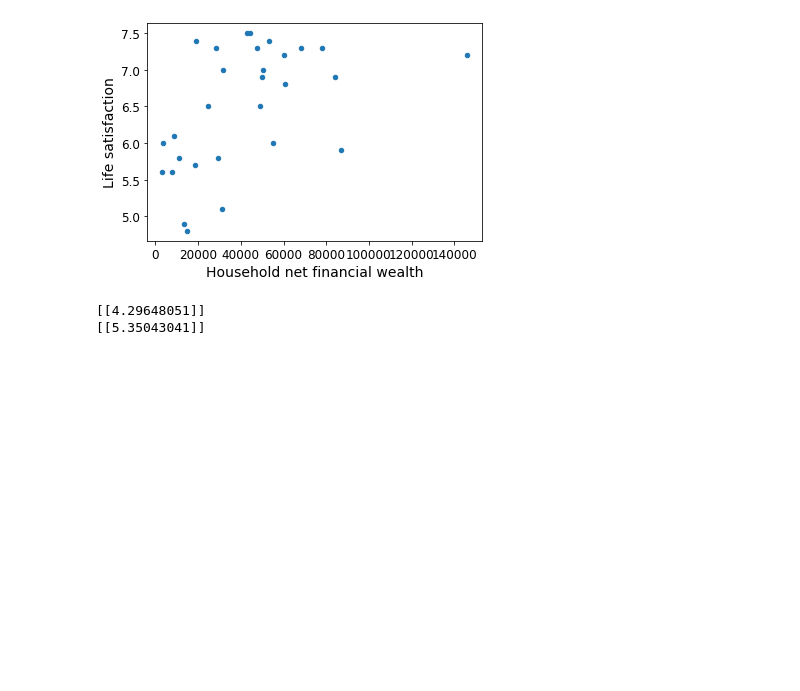
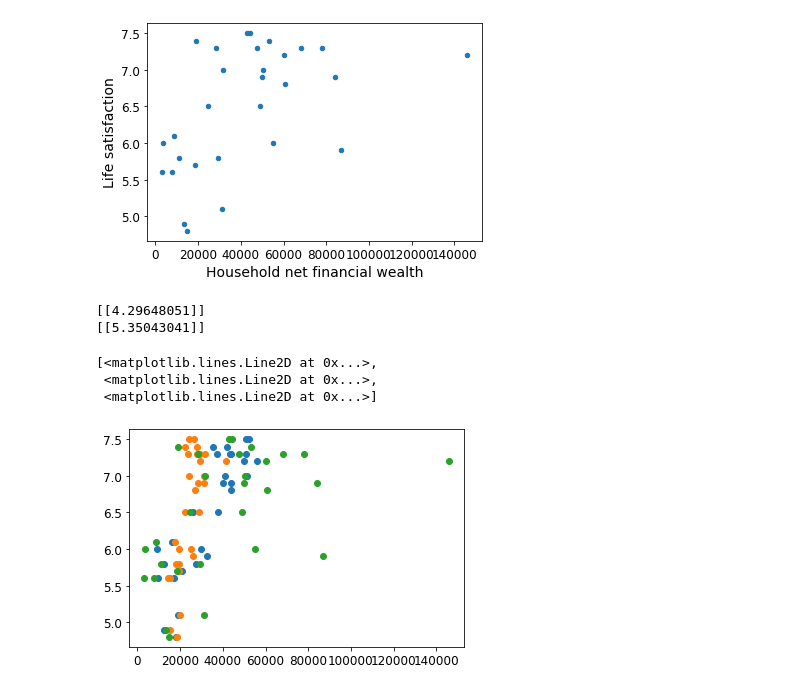
Before and after one commit to obuadey/Data-Science, a Jupyter notebook: Day3/PolynomialRegression.ipynb, the cells around one changed output. Saved outputs shown, nothing was run; the diff lists cells and outputs as text; code cells hidden in the pictures; blank space fills up the shorter version.

```diff
--- a/Day3/PolynomialRegression.ipynb
+++ b/Day3/PolynomialRegression.ipynb
@@ -111,3 +111,12 @@ print(poly_model.predict(X_now_poly))
 # %% [output]
 [[4.29648051]]
 [[5.35043041]]
+# %%
+import matplotlib.pyplot as plt
+
+plt.plot(X,y, 'o')
+# %% [output]
+[<matplotlib.lines.Line2D at 0x...>,
+ <matplotlib.lines.Line2D at 0x...>,
+ <matplotlib.lines.Line2D at 0x...>]
+[figure, added]
```
